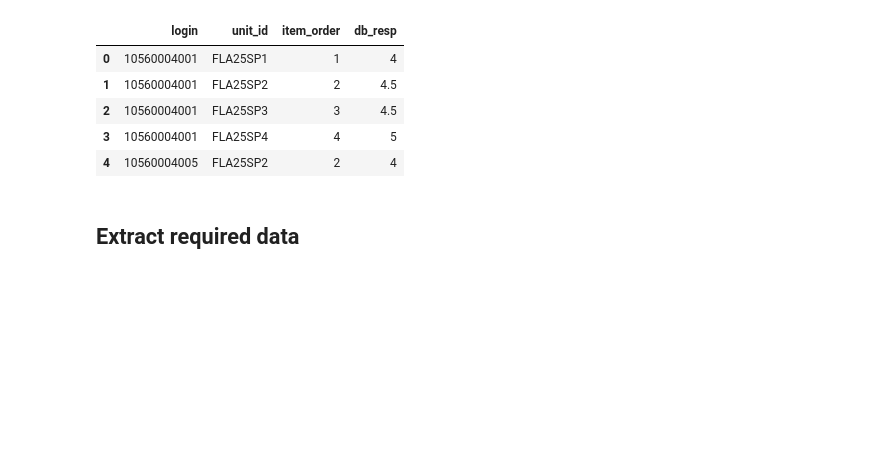
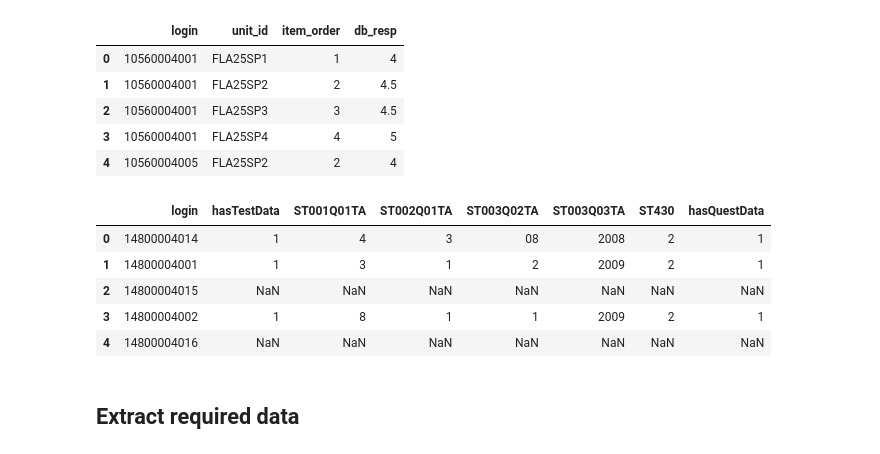
Before and after one commit to leonhead-acer/pisa2025-api-etl, a Jupyter notebook: etl.ipynb, the cells around one changed output. Saved outputs shown, nothing was run; the diff lists cells and outputs as text; code cells hidden in the pictures; blank space fills up the shorter version.

```diff
--- a/etl.ipynb
+++ b/etl.ipynb
@@ -60,3 +145,12 @@ ams_data.head()
+# %%
+students_cnt.head(5)
+# %% [output]
+|  | login | hasTestData | ST001Q01TA | ST002Q01TA | ST003Q02TA | ST003Q03TA | ST430 | hasQuestData |
+| 0 | 14800004014 | 1 | 4 | 3 | 08 | 2008 | 2 | 1 |
+| 1 | 14800004001 | 1 | 3 | 1 | 2 | 2009 | 2 | 1 |
+| 2 | 14800004015 | NaN | NaN | NaN | NaN | NaN | NaN | NaN |
+| 3 | 14800004002 | 1 | 8 | 1 | 1 | 2009 | 2 | 1 |
+| 4 | 14800004016 | NaN | NaN | NaN | NaN | NaN | NaN | NaN |
 # %% [markdown]
 ## Extract required data
 # %%
```
Also changed, not shown: parts of 24 cells of this notebook.
